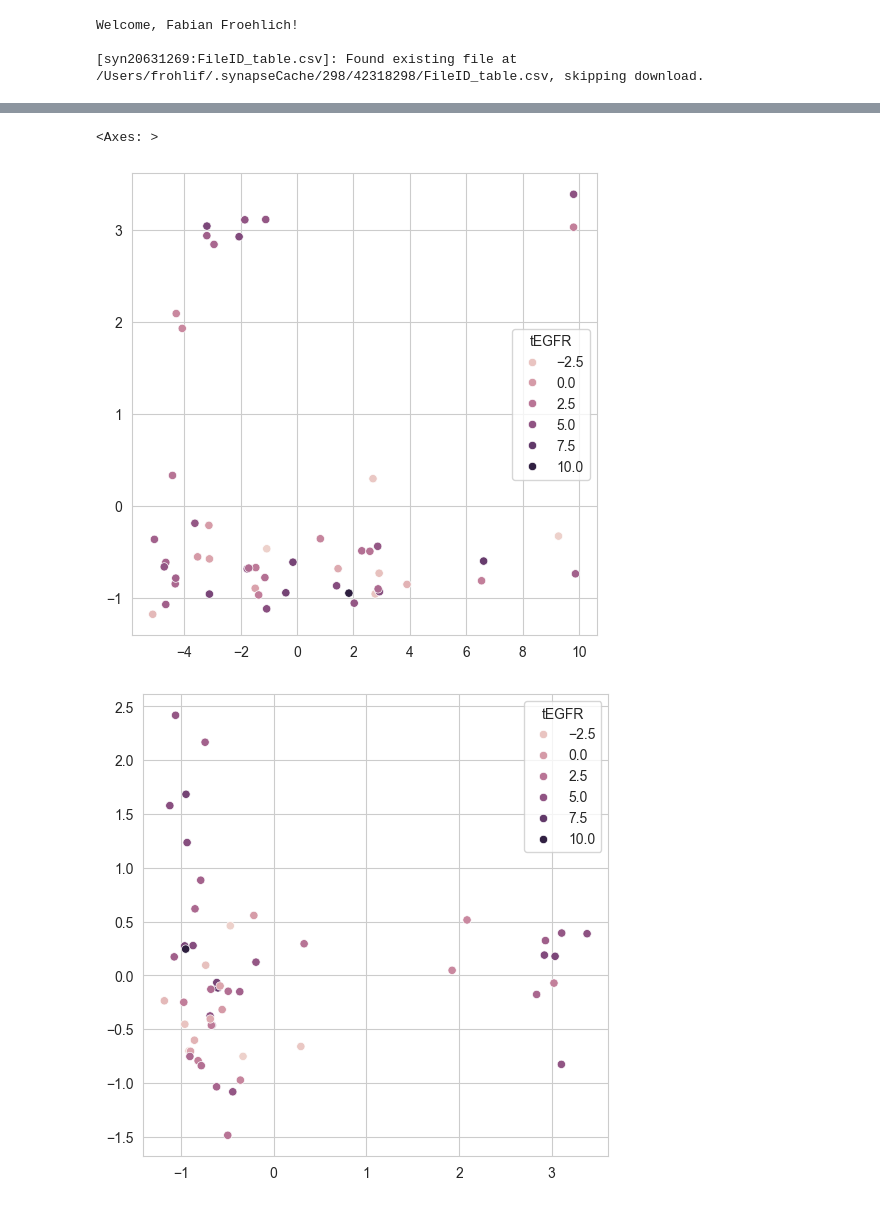
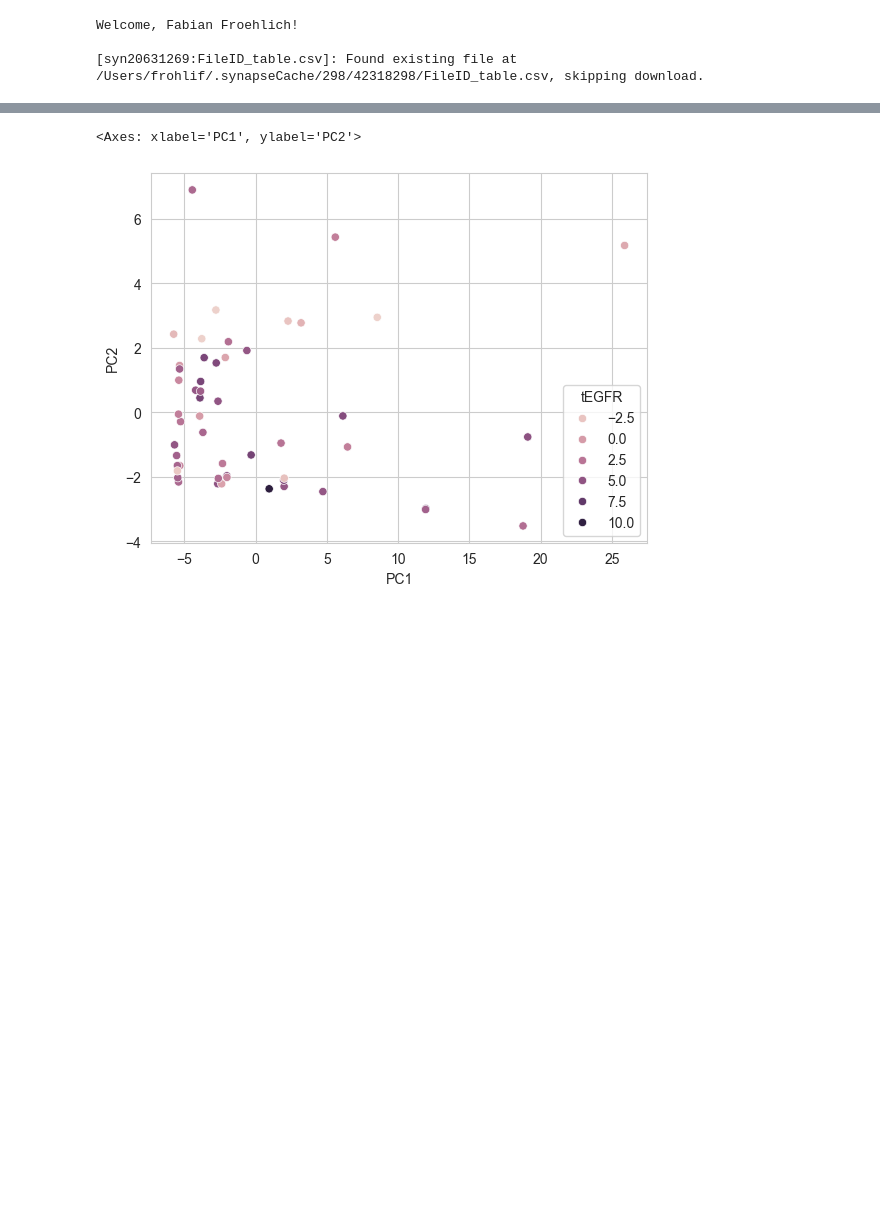
Before and after one commit to frohlich-lab/DeepMechanisticModels, a Jupyter notebook: analysis_response.ipynb, the cells around one changed output, grey strips where cells are left out. Drawn from its saved outputs; the diff is of its cells as text; code cells hidden in the pictures; blank space fills up the shorter version.

```diff
--- a/analysis_response.ipynb
+++ b/analysis_response.ipynb
@@ -26,0 +31,2 @@ df_ts
+# %%
+max = (df_ts.max(axis=1)).rename('max')
@@ -42,7 +62,7 @@ def double_sigmoid_product(x, A, B, c1, w1, C, c2, w2):
       c1, c2: centers of the two sigmoids
       w1, w2: widths (slope controls; can be negative for decreasing steps)
     """
-    return A + B * _sigmoid(x, c1, np.power(10,w1)) - (B+C)* np.heaviside(x-c2,0.0) * (1-np.exp(-np.power(10,w2)*(x-c2)))
+    return A + B * _sigmoid(x, c1, np.power(10,w1)) - (C)* np.heaviside(x-c2,0.0) * (1-np.exp(-np.power(10,w2)*(x-c2)))
 
 @dataclass
 class FitResult:
@@ -77,13 +97,13 @@ def fit_double_sigmoid(x, y, max_nfev=20000, plot=False):
     B0 = y.max() - A0
     c10 = 2
     w10 = -0.5
-    C0 = y[0] - y[-1]
+    C0 = y.max() - y[-1]
     c20 = 10
     w20 = -1.5
-    p0 =    [ A0,     B0,  c10,  w10,  C0,  c20,  w20]
+    p0 =    [ A0,     B0,     c10, w10,    C0,  c20,  w20]
 
-    lower = [ A0-0.2, 0,   1,    -1,  -2,   5,   -3]
-    upper = [ A0+0.2, 3,   5,   -0.5,    2,   20,   0.0]
+    lower = [ A0-0.2, B0-0.5,   1,  -1,    C0-0.5,   5,   -3]
+    upper = [ A0+0.2, B0+0.5,   10,   1,    C0+0.5,   50,  0]
     bounds = (lower, upper)
 
     def _fit(weights=None):
@@ -115,7 +135,7 @@ def fit_double_sigmoid(x, y, max_nfev=20000, plot=False):
     c = 1.345  # Huber tuning
     r = resid / (1.4826 * mad)
     w = np.where(np.abs(r) <= c, 1.0, (c / np.abs(r)) )
-    popt, pcov = _fit(weights=w)
+    # popt, pcov = _fit(weights=w)
 
     # Standard errors from covariance
     stderr = np.sqrt(np.maximum(np.diag(pcov), 0.0))
@@ -272,7 +311,7 @@ df_px = df_px[df_px['observableId'].isin(markers)].pivot_table(
     values='measurement'
 )
 
-df_p = df[df['simulationConditionId'].str.split('__').str[1]=='full'].pivot_table(
+df_p = df[df['simulationConditionId'].str.split('__').str[1]=='EGF'].pivot_table(
     index='preequilibrationConditionId', columns='FEATURE_ID', values='measurement'
 )
 
@@ -326,4 +387,3 @@ df_param
 # %%
 df_p['PC1'] = embed[:,0]
 df_p['PC2'] = embed[:,1]
-df_p['PC3'] = embed[:,2]
@@ -330,12 +412,5 @@ df_p['PC3'] = embed[:,2]
 # %%
-import seaborn as sns
-plt.figure(figsize=(6,6))
-sns.scatterplot(x=embed[:,0], y=embed[:,1], hue=df_p['tEGFR'])
-plt.figure(figsize=(6,6))
-sns.scatterplot(x=embed[:,1], y=embed[:,2], hue=df_p['tEGFR'])
-plt.figure(figsize=(6,6))
-sns.scatterplot(x=embed[:,0], y=embed[:,2], hue=df_p['tEGFR'])
+sns.scatterplot(df_p, x='PC1', y='PC2', hue='tEGFR')
 # %% [output]
-<Axes: >
+<Axes: xlabel='PC1', ylabel='PC2'>
-[figure, old version]
+[figure, new version]
-[figure, removed]
```
Also changed, not shown: parts of 32 cells of this notebook, 1 other file.
